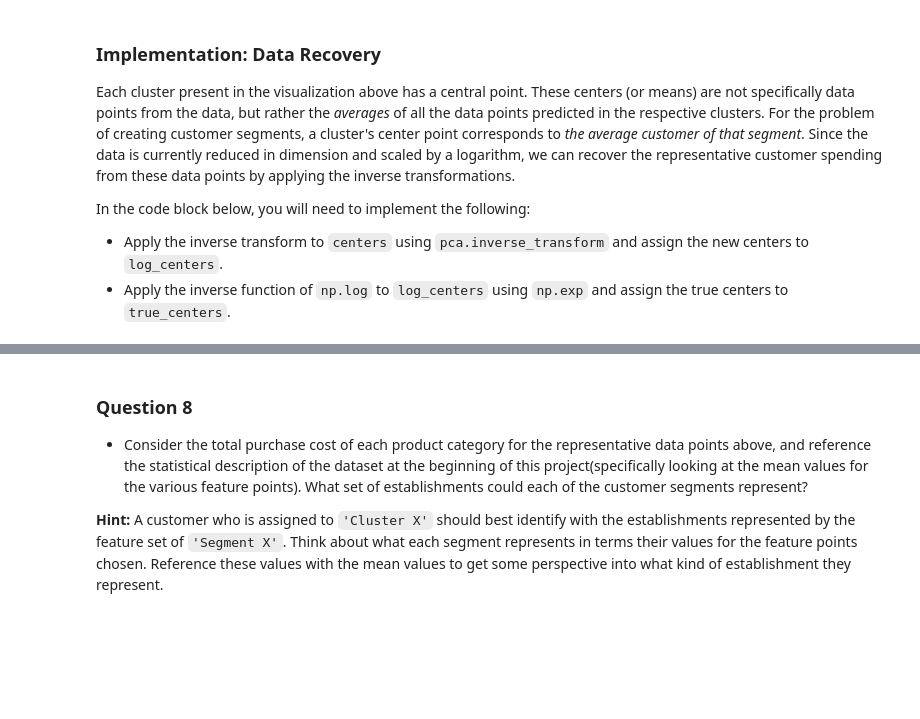
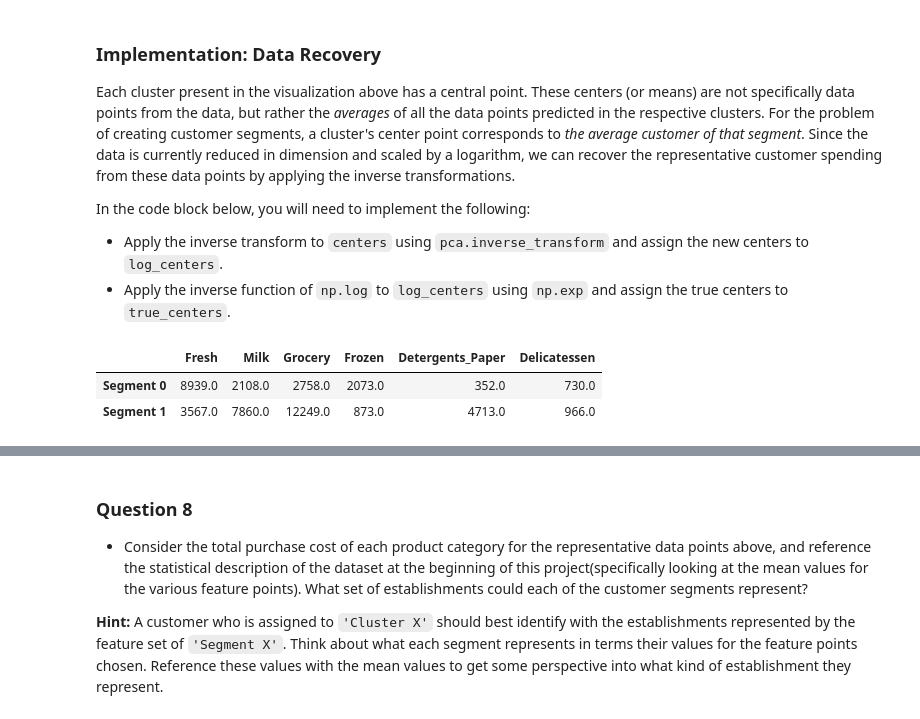
Before and after one commit to mohanakrishnavh/Machine-Learning, a Jupyter notebook: projects/customer_segments/customer_segments.ipynb, the cells around one changed output, grey strips where cells are left out. Cells and saved outputs as stored; diff of their text form; code cells hidden in the pictures; blank space fills up the shorter version.

Commit message:
customer segments

```diff
--- a/projects/customer_segments/customer_segments.ipynb
+++ b/projects/customer_segments/customer_segments.ipynb
@@ -511,3 +568,19 @@ score = None
+# %%
+# TODO: Apply your clustering algorithm of choice to the reduced data
+clusterer = GaussianMixture(n_components=2)
+clusterer.fit(reduced_data)
+
+# TODO: Predict the cluster for each data point
+preds = clusterer.predict(reduced_data)
+
+# TODO: Find the cluster centers
+centers = clusterer.means_
+
+# TODO: Predict the cluster for each transformed sample data point
+sample_preds = clusterer.predict(pca_samples)
+
+# TODO: Calculate the mean silhouette coefficient for the number of clusters chosen
+score = silhouette_score(reduced_data,preds)
 # %% [markdown]
 ### Cluster Visualization
 Once you've chosen the optimal number of clusters for your clustering algorithm using the scoring metric above, you can now visualize the results by executing the code block below. Note that, for experimentation purposes, you are welcome to adjust the number of clusters for your clustering algorithm to see various visualizations. The final visualization provided should, however, correspond with the optimal number of clusters.
@@ -523,13 +598,17 @@ In the code block below, you will need to implement the following:
  - Apply the inverse function of `np.log` to `log_centers` using `np.exp` and assign the true centers to `true_centers`.
 # %%
 # TODO: Inverse transform the centers
-log_centers = None
+log_centers = pca.inverse_transform(centers)
 
 # TODO: Exponentiate the centers
-true_centers = None
+true_centers = np.exp(log_centers)
 
 # Display the true centers
 segments = ['Segment {}'.format(i) for i in range(0,len(centers))]
 true_centers = pd.DataFrame(np.round(true_centers), columns = data.keys())
 true_centers.index = segments
 display(true_centers)
+# %% [output]
+|  | Fresh | Milk | Grocery | Frozen | Detergents_Paper | Delicatessen |
+| Segment 0 | 8939.0 | 2108.0 | 2758.0 | 2073.0 | 352.0 | 730.0 |
+| Segment 1 | 3567.0 | 7860.0 | 12249.0 | 873.0 | 4713.0 | 966.0 |
```
Also changed, not shown: parts of 20 cells of this notebook.
